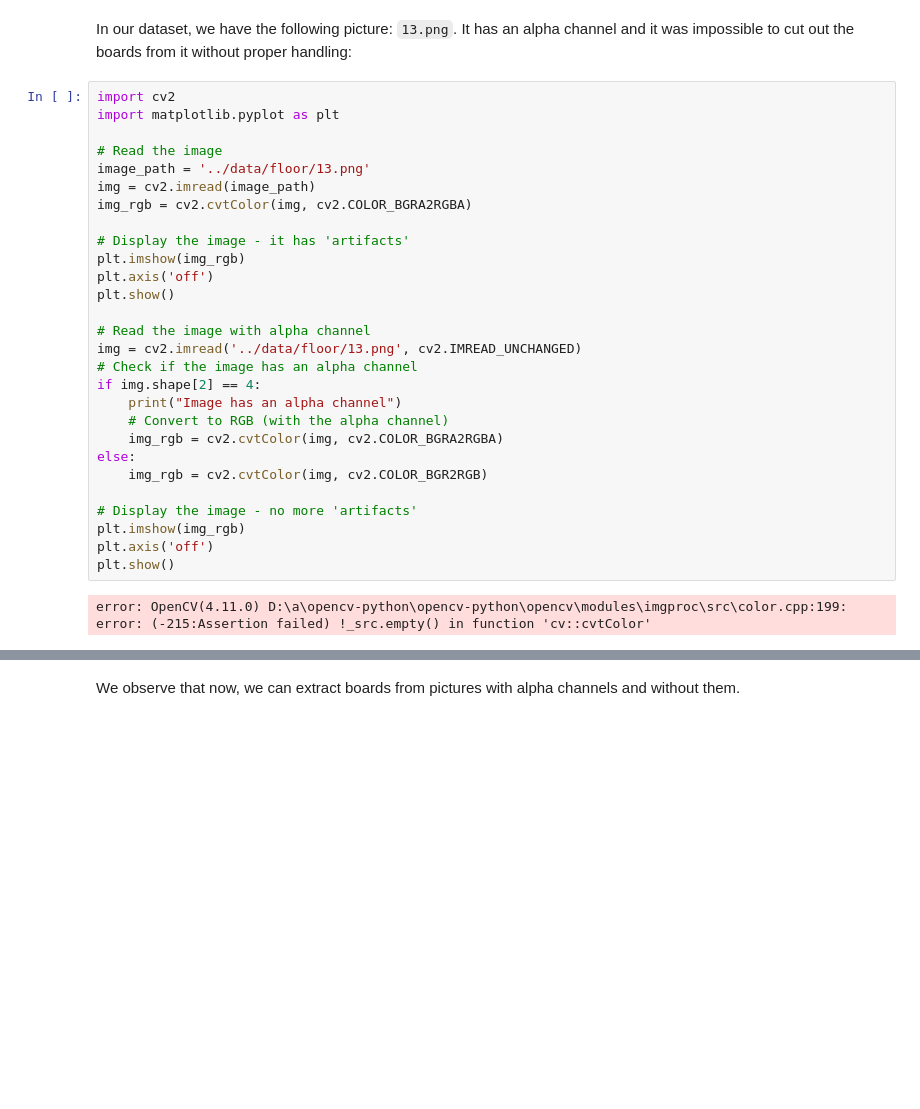
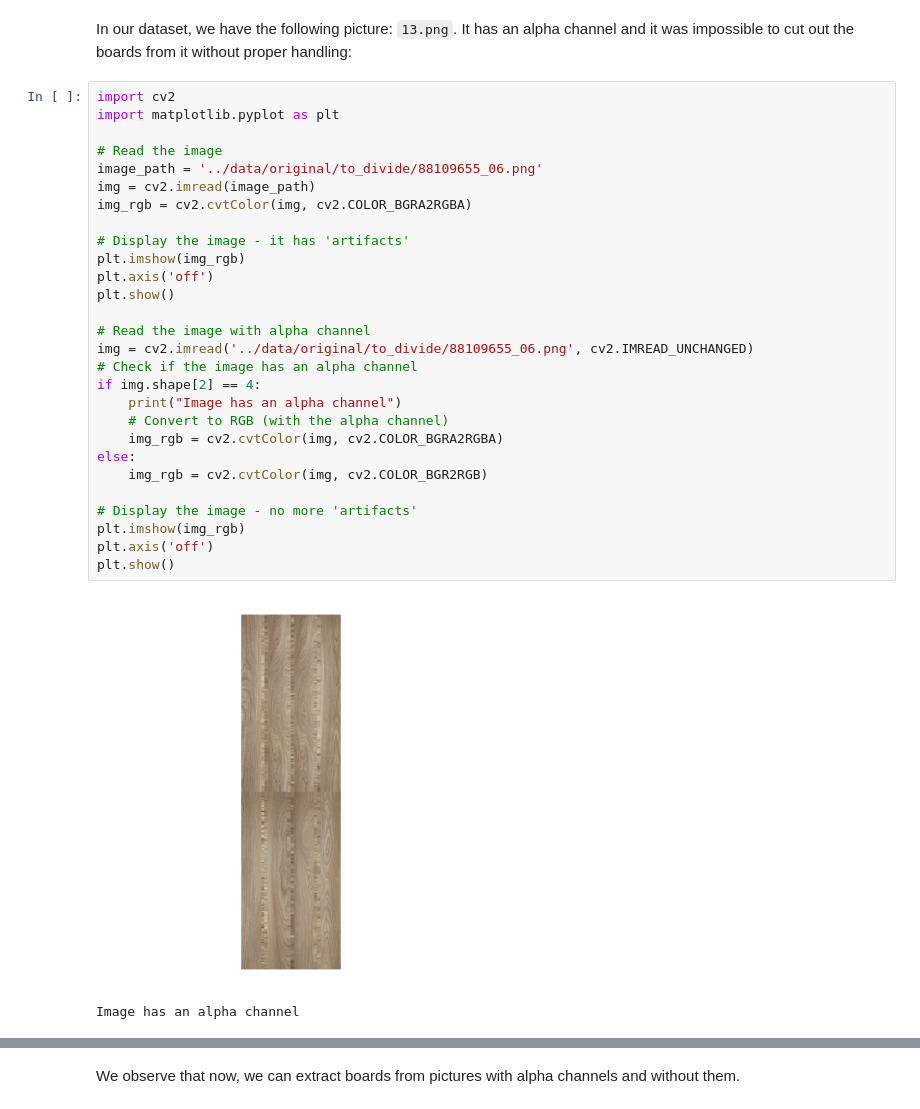
Before and after one commit to Zaurall/GAI_floor_coverings, a Jupyter notebook: preprocess_data/preprocess.ipynb, the cells around one changed output, grey strips where cells are left out. Drawn from its saved outputs; the diff is of its cells as text; blank space fills up the shorter version.

```diff
--- a/preprocess_data/preprocess.ipynb
+++ b/preprocess_data/preprocess.ipynb
@@ -22,30 +32,31 @@ In our dataset, we have the following picture: `13.png`. It has an alpha channel
 # %%
 import cv2
 import matplotlib.pyplot as plt
 
 # Read the image
-image_path = '../data/floor/13.png'
+image_path = '../data/original/to_divide/88109655_06.png'
 img = cv2.imread(image_path)
 img_rgb = cv2.cvtColor(img, cv2.COLOR_BGRA2RGBA)
 
 # Display the image - it has 'artifacts'
 plt.imshow(img_rgb)
 plt.axis('off')
 plt.show()
 
 # Read the image with alpha channel
-img = cv2.imread('../data/floor/13.png', cv2.IMREAD_UNCHANGED)
+img = cv2.imread('../data/original/to_divide/88109655_06.png', cv2.IMREAD_UNCHANGED)
 # Check if the image has an alpha channel
 if img.shape[2] == 4:
     print("Image has an alpha channel")
     # Convert to RGB (with the alpha channel)
     img_rgb = cv2.cvtColor(img, cv2.COLOR_BGRA2RGBA)
 else:
     img_rgb = cv2.cvtColor(img, cv2.COLOR_BGR2RGB)
 
 # Display the image - no more 'artifacts'
 plt.imshow(img_rgb)
 plt.axis('off')
 plt.show()
 # %% [output]
+[figure, added]
-error: OpenCV(4.11.0) D:\a\opencv-python\opencv-python\opencv\modules\imgproc\src\color.cpp:199: error: (-215:Assertion failed) !_src.empty() in function 'cv::cvtColor'
+Image has an alpha channel
```
Also changed, not shown: parts of 6 cells of this notebook, 1 other file.
